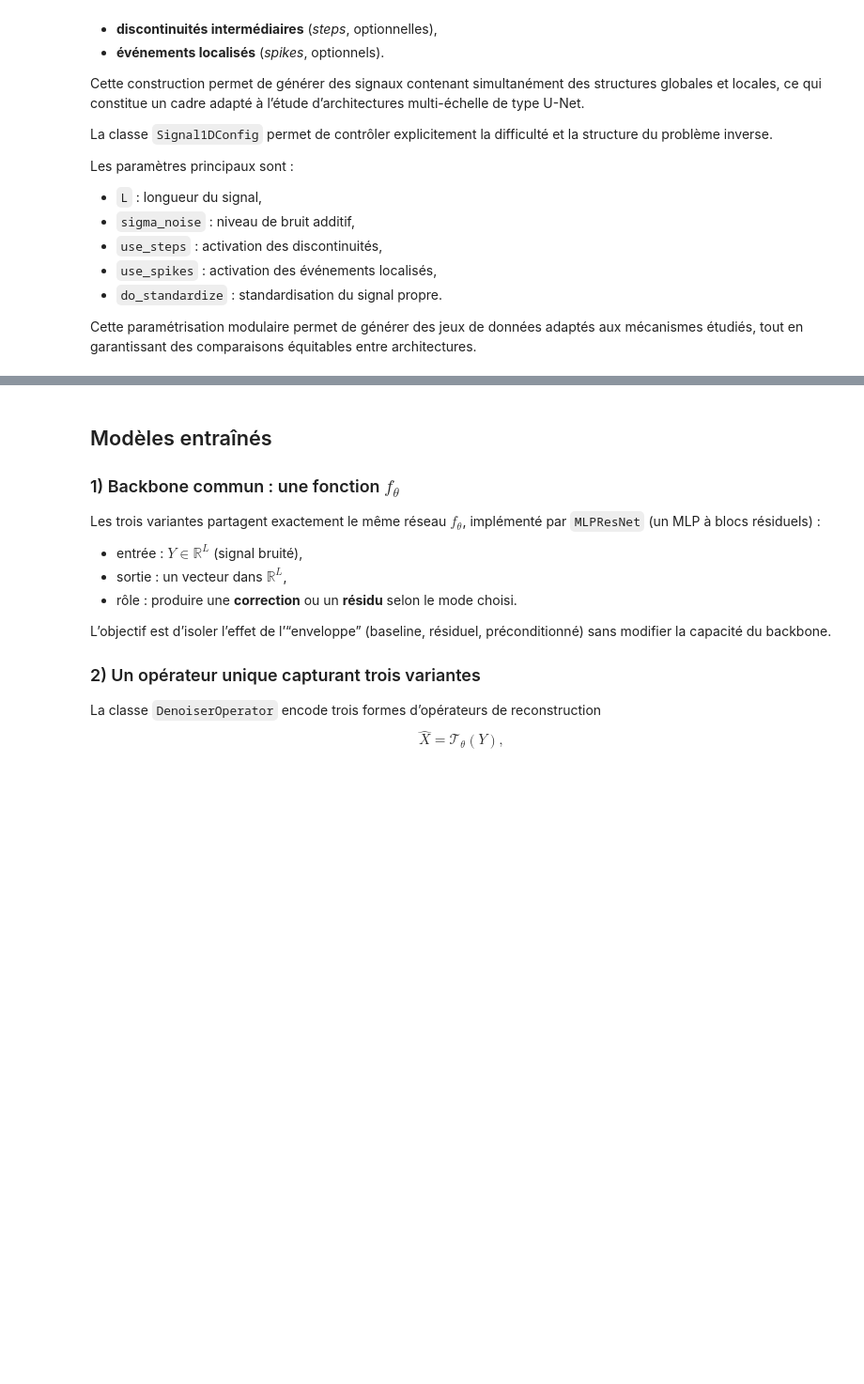
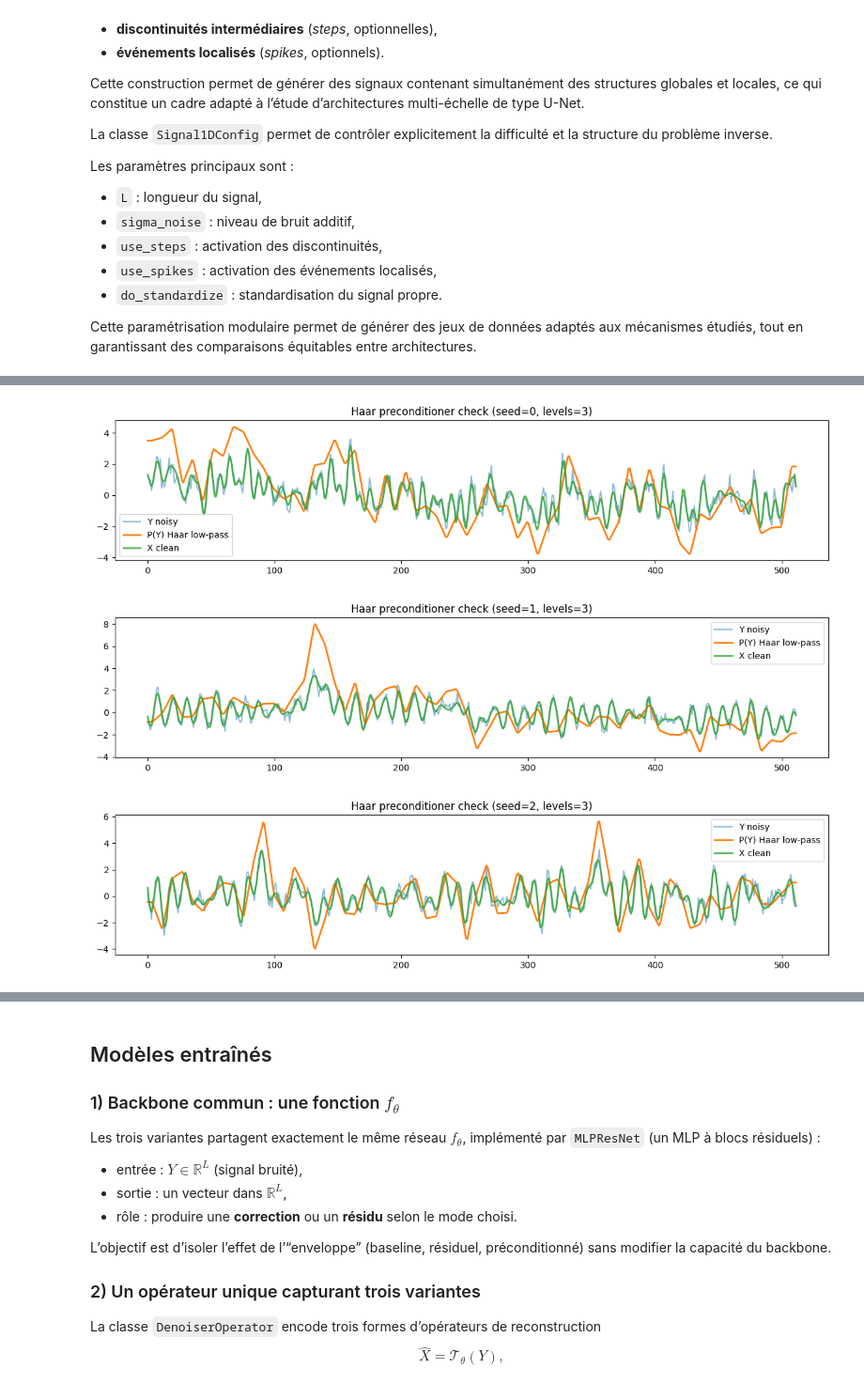
Before and after one commit to fntb/unified-unet, a Jupyter notebook: src/notebook.ipynb, the cells around one changed output, grey strips where cells are left out. Shown at 94% size. Cells and saved outputs as stored; diff of their text form; code cells hidden in the pictures; blank space fills up the shorter version.

```diff
--- a/src/notebook.ipynb
+++ b/src/notebook.ipynb
@@ -284,0 +372,21 @@ dm.setup("fit")
+# %%
+#Visualiser les préconditionneur
+from src.models.wavelet_1d import haar_lowpass_multilevel
+
+# Exemple sur quelques seeds
+for s in [0, 1, 2]:
+    x, y = generate_pair(cfg, seed=s)
+    p = haar_lowpass_multilevel(y, levels=3)
+
+    plt.figure(figsize=(12, 3))
+    plt.plot(y.numpy(), label="Y noisy", alpha=0.5)
+    plt.plot(p.numpy(), label="P(Y) Haar low-pass", linewidth=2)
+    plt.plot(x.numpy(), label="X clean", linewidth=2, alpha=0.8)
+    plt.title(f"Haar preconditioner check (seed={s}, levels=3)")
+    plt.legend()
+    plt.tight_layout()
+    plt.show()
+# %% [output]
+[figure, added]
+[figure, added]
+[figure, added]
```
Also changed, not shown: parts of 21 cells of this notebook, 9 other files.
